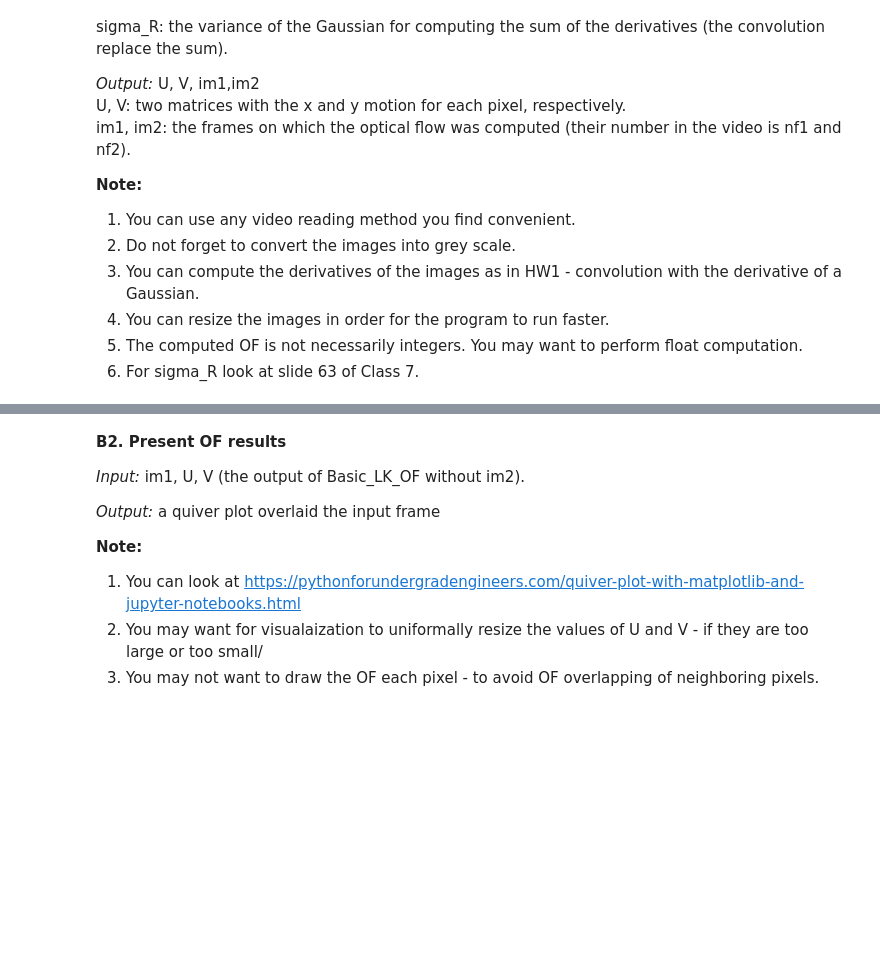
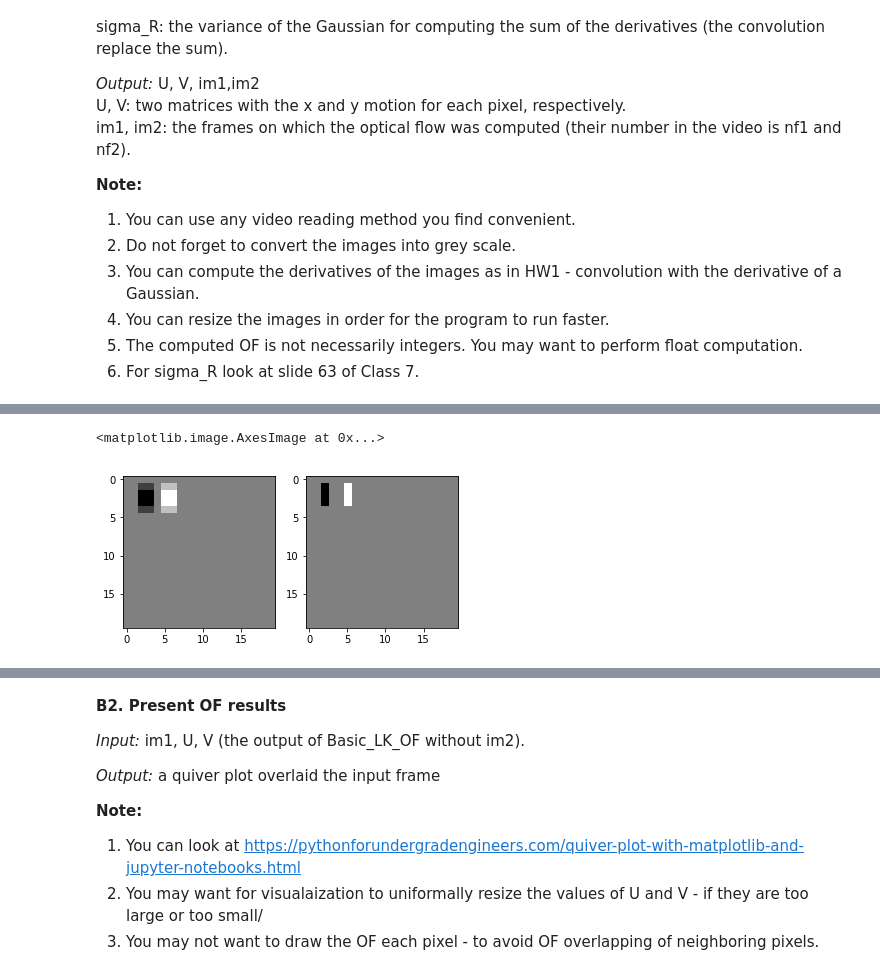
Before and after one commit to Nesher123/Computer-Vision, a Jupyter notebook: HW3/ofir.ipynb, the cells around one changed output, grey strips where cells are left out. Cells and saved outputs as stored; diff of their text form; code cells hidden in the pictures; blank space fills up the shorter version.

```diff
--- a/HW3/ofir.ipynb
+++ b/HW3/ofir.ipynb
@@ -158,0 +373,15 @@ TypeError: VideoCapture.open() missing required argument 'index' (pos 1)
+# %%
+plt.subplot(1, 2, 1)
+plt.imshow(f_t1, cmap = 'gray')
+plt.subplot(1, 2, 2)
+plt.imshow(f_t2, cmap = 'gray')
+
+f_ts = np.subtract(img2, img1)
+# taking average over 4 pixels with the for each pixel isn't the same as img2 - img1
+plt.subplot(1, 2, 1)
+plt.imshow(It, cmap = 'gray')
+plt.subplot(1, 2, 2)
+plt.imshow(f_ts, cmap = 'gray')
+# %% [output]
+<matplotlib.image.AxesImage at 0x...>
+[figure, added]
```
Also changed, not shown: parts of 11 cells of this notebook, 2 other files.
